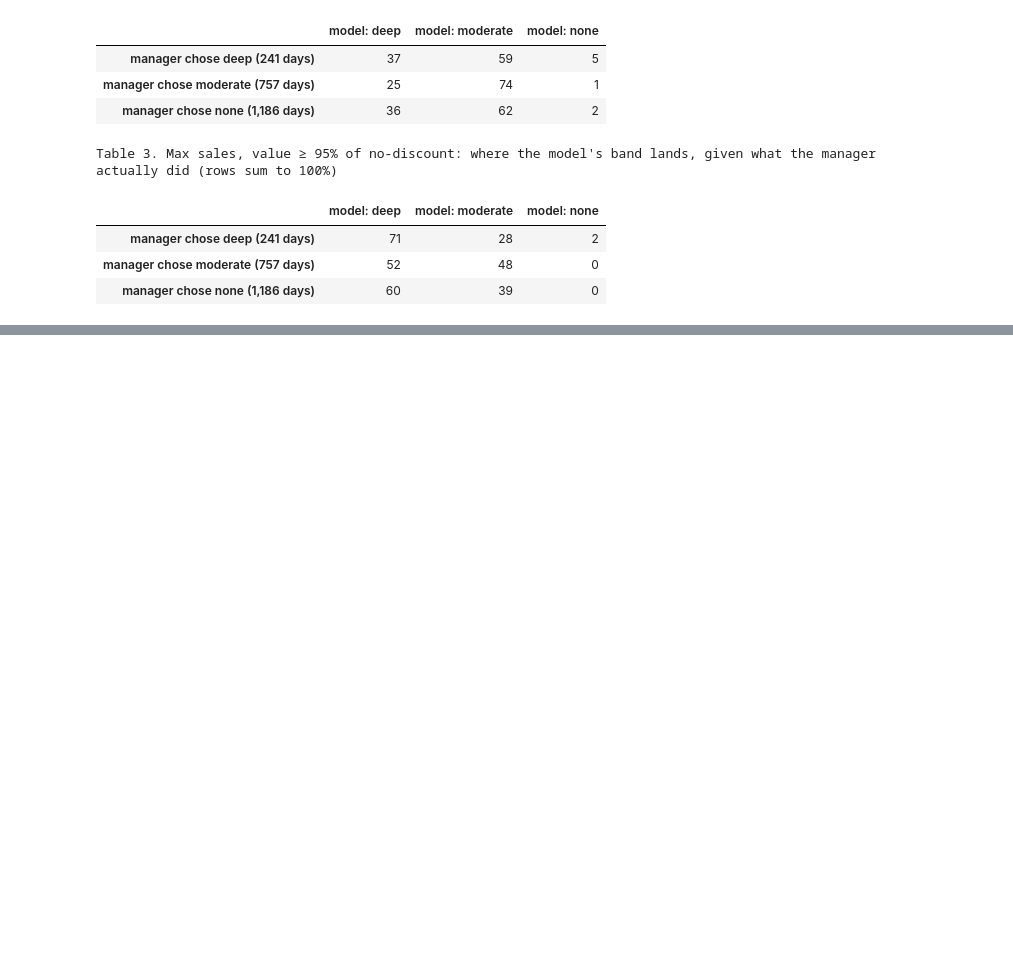
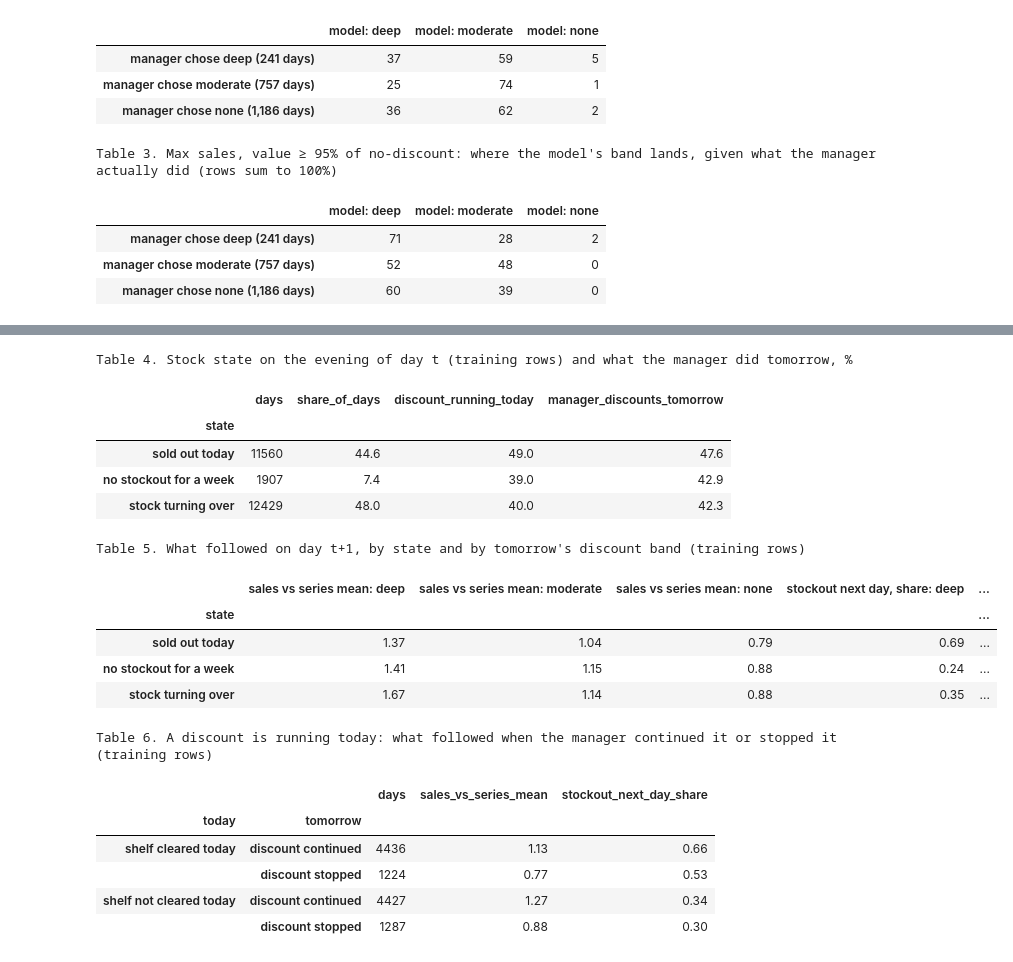
Before and after one commit to Lisayinyy/MAIB_7002, a Jupyter notebook: discount_sales_prediction.ipynb, the cells around one changed output, grey strips where cells are left out. Saved outputs shown, nothing was run; the diff lists cells and outputs as text; code cells hidden in the pictures; blank space fills up the shorter version.

```diff
--- a/discount_sales_prediction.ipynb
+++ b/discount_sales_prediction.ipynb
@@ -960,0 +951,41 @@ Set `RERUN_TUNING = True` in the first cell to recompute every grid from scratch
+# %%
+state_train = scenario.stock_state(train)  # sold-out threshold: 1 stockout hour on day t
+t = train.assign(state=state_train.values, band=band(train.discount_next),
+                 relative_sales=train[C.TARGET] / train.groupby(C.KEY)[C.TARGET].transform("mean"),
+                 stockout_next=train.target_stockout_hours > 0)
+print("Table 4. Stock state on the evening of day t (training rows) and what the manager did tomorrow, %")
+by_state = t.groupby("state").agg(days=("band", "size"), discount_running_today=("discount_t", lambda x: (x < C.DISCOUNT_DAY).mean() * 100),
+                                  manager_discounts_tomorrow=("band", lambda x: (x != "none").mean() * 100))
+by_state.insert(1, "share_of_days", by_state.days / len(t) * 100)
+display(by_state.reindex(scenario.STATES).round(1))
+
+print("\nTable 5. What followed on day t+1, by state and by tomorrow's discount band (training rows)")
+following = t.pivot_table(index="state", columns="band", values=["relative_sales", "stockout_next"], aggfunc="mean", observed=True).reindex(scenario.STATES)
+following.columns = [f"{'sales vs series mean' if a == 'relative_sales' else 'stockout next day, share'}: {b}" for a, b in following.columns]
+display(following.round(2))
+
+print("\nTable 6. A discount is running today: what followed when the manager continued it or stopped it (training rows)")
+running = t[t.discount_t < C.DISCOUNT_DAY].assign(today=lambda d: np.where(d.state == scenario.STATES[0], "shelf cleared today", "shelf not cleared today"),
+                                                   tomorrow=lambda d: np.where(d.band != "none", "discount continued", "discount stopped"))
+display(running.groupby(["today", "tomorrow"]).agg(days=("band", "size"), sales_vs_series_mean=("relative_sales", "mean"),
+                                                    stockout_next_day_share=("stockout_next", "mean")).round(2))
+# %% [output]
+Table 4. Stock state on the evening of day t (training rows) and what the manager did tomorrow, %
+|  | days | share_of_days | discount_running_today | manager_discounts_tomorrow |
+| state |  |  |  |  |
+| sold out today | 11560 | 44.6 | 49.0 | 47.6 |
+| no stockout for a week | 1907 | 7.4 | 39.0 | 42.9 |
+| stock turning over | 12429 | 48.0 | 40.0 | 42.3 |
+Table 5. What followed on day t+1, by state and by tomorrow's discount band (training rows)
+|  | sales vs series mean: deep | sales vs series mean: moderate | sales vs series mean: none | stockout next day, share: deep | ... |
+| state |  |  |  |  | ... |
+| sold out today | 1.37 | 1.04 | 0.79 | 0.69 | ... |
+| no stockout for a week | 1.41 | 1.15 | 0.88 | 0.24 | ... |
+| stock turning over | 1.67 | 1.14 | 0.88 | 0.35 | ... |
+Table 6. A discount is running today: what followed when the manager continued it or stopped it (training rows)
+|  |  | days | sales_vs_series_mean | stockout_next_day_share |
+| today | tomorrow |  |  |  |
+| shelf cleared today | discount continued | 4436 | 1.13 | 0.66 |
+|  | discount stopped | 1224 | 0.77 | 0.53 |
+| shelf not cleared today | discount continued | 4427 | 1.27 | 0.34 |
+|  | discount stopped | 1287 | 0.88 | 0.30 |
```
Also changed, not shown: parts of 8 cells of this notebook, 4 other files.
